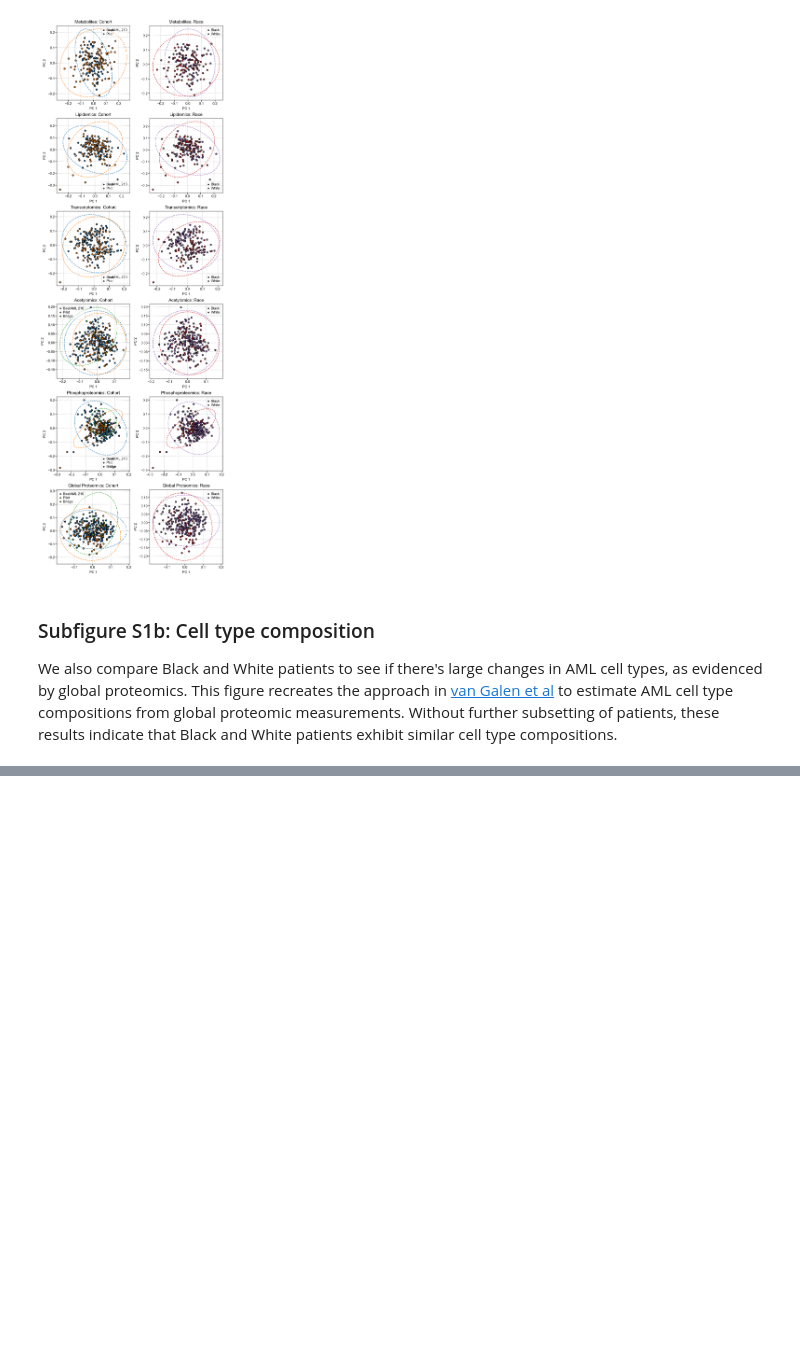
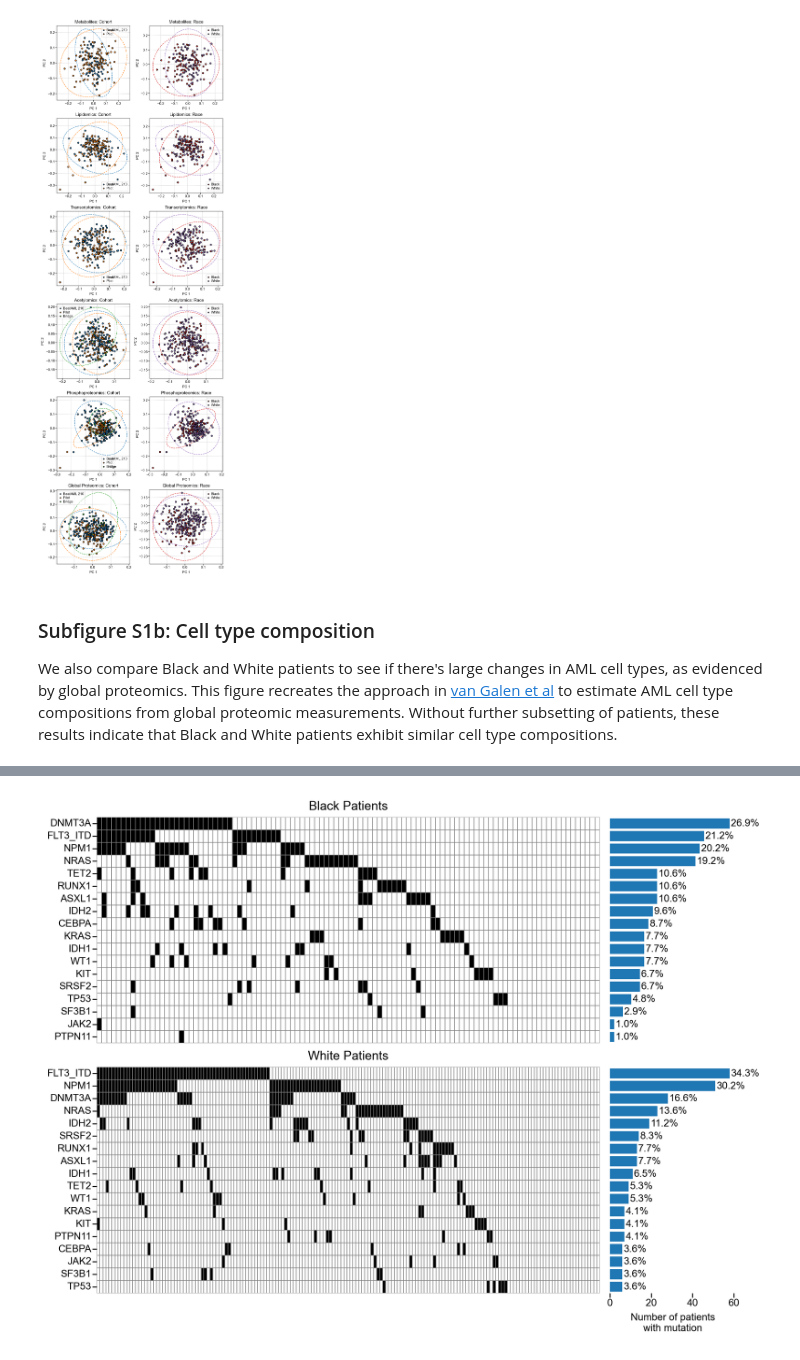
Before and after one commit to PNNL-CompBio/amlMultidrugResistance, a Jupyter notebook: aml_outcome_disparities/analysis/figS1/figureS1.ipynb, the cells around one changed output, grey strips where cells are left out. Saved outputs shown, nothing was run; the diff lists cells and outputs as text; code cells hidden in the pictures; blank space fills up the shorter version.

```diff
--- a/aml_outcome_disparities/analysis/figS1/figureS1.ipynb
+++ b/aml_outcome_disparities/analysis/figS1/figureS1.ipynb
@@ -28,0 +32,5 @@ fig_S1b = make_figure_S1b()
+# %%
+from figureS1c import make_figure as make_figure_S1c
+fig_S1c = make_figure_S1c()
+# %% [output]
+[figure, added]
```
Also changed, not shown: parts of 12 cells of this notebook, 1 other file.
